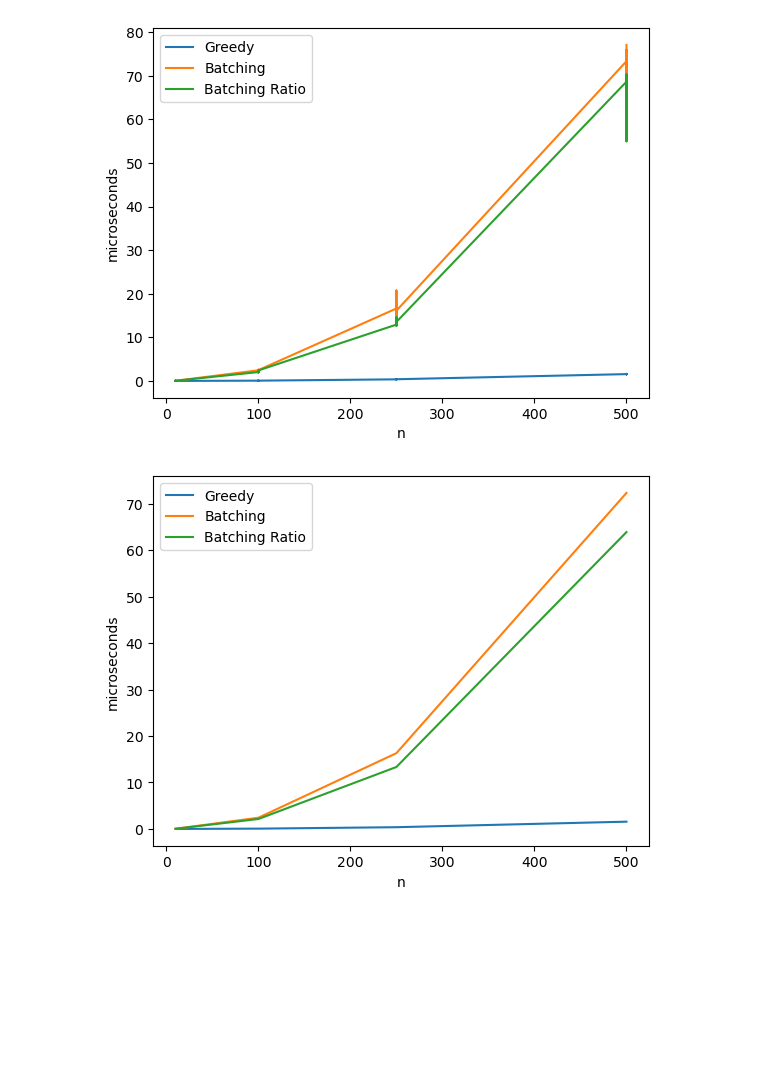
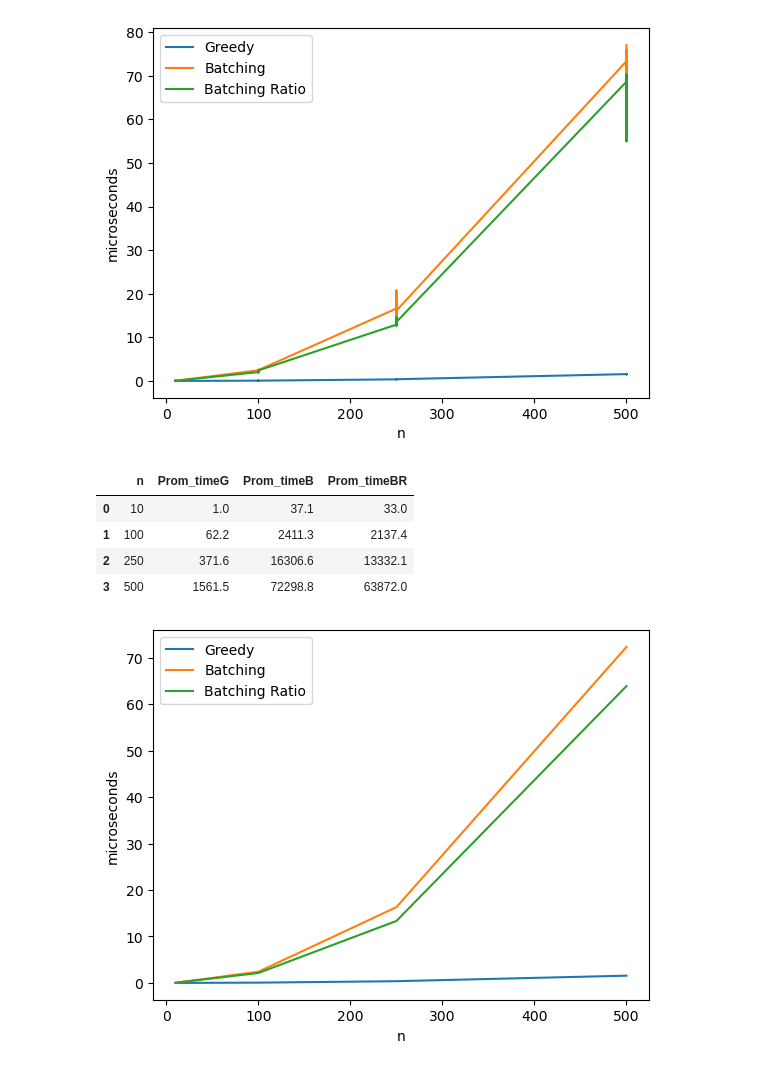
Before and after one commit to T1Pyscientist/TP1_TD5, a Jupyter notebook: data_proc.ipynb, the cells around one changed output. Saved outputs shown, nothing was run; the diff lists cells and outputs as text; code cells hidden in the pictures; blank space fills up the shorter version.

```diff
--- a/data_proc.ipynb
+++ b/data_proc.ipynb
@@ -117,12 +117,41 @@ ax1.set_xlabel('n')
 plt.show()
 # %% [output]
 [figure]
-# %%
-sizes = [10, 100, 250, 500]
-for i in range(4):
-    df['prom_timeG'] = (sum(df[df['n'] == sizes[i]]['timeG'])/10)
-    df['prom_timeB'] = (sum(df[df['n'] == sizes[i]]['timeB'])/10)
-    df['prom_timeBR'] = (sum(df[df['n'] == sizes[i]]['timeBR'])/10)
-
-df.head()
+# %%
+#armos csv nuevo llamado tiempos_promedio que tenga únicamente los N y los TIEMPOS DE EJECUCIÓN PROMEDIO para cada estrategia
+
+promedios_timeG = []
+sizes = [10, 100, 250, 500]
+for i in range(4):
+    promedios_timeG.append(sum(df[df['n'] == sizes[i]]['timeG'])/10)
+
+promedios_timeB = []
+for i in range(4):
+    promedios_timeB.append(sum(df[df['n'] == sizes[i]]['timeB'])/10)
+
+promedios_timeBR = []
+for i in range(4):
+    promedios_timeBR.append(sum(df[df['n'] == sizes[i]]['timeBR'])/10)
+
+data = [
+    {'n': 10 , 'Prom_timeG': promedios_timeG[0] , 'Prom_timeB': promedios_timeB[0] , 'Prom_timeBR': promedios_timeBR[0]},
+    {'n': 100 , 'Prom_timeG': promedios_timeG[1] , 'Prom_timeB': promedios_timeB[1] , 'Prom_timeBR': promedios_timeBR[1]},
+    {'n': 250 , 'Prom_timeG': promedios_timeG[2] , 'Prom_timeB': promedios_timeB[2] , 'Prom_timeBR': promedios_timeBR[2]},
+    {'n': 500 , 'Prom_timeG': promedios_timeG[3] , 'Prom_timeB': promedios_timeB[3] , 'Prom_timeBR': promedios_timeBR[3]},
+]
+
+df2 = pd.DataFrame(data)
+
+ruta_archivo = 'tiempos_promedio.csv'
+
+df2.to_csv(ruta_archivo, index=False)
+
+
+df2.head()
+# %% [output]
+|  | n | Prom_timeG | Prom_timeB | Prom_timeBR |
+| 0 | 10 | 1.0 | 37.1 | 33.0 |
+| 1 | 100 | 62.2 | 2411.3 | 2137.4 |
+| 2 | 250 | 371.6 | 16306.6 | 13332.1 |
+| 3 | 500 | 1561.5 | 72298.8 | 63872.0 |
 # %%
```
Also changed, not shown: parts of 1 cell of this notebook.
